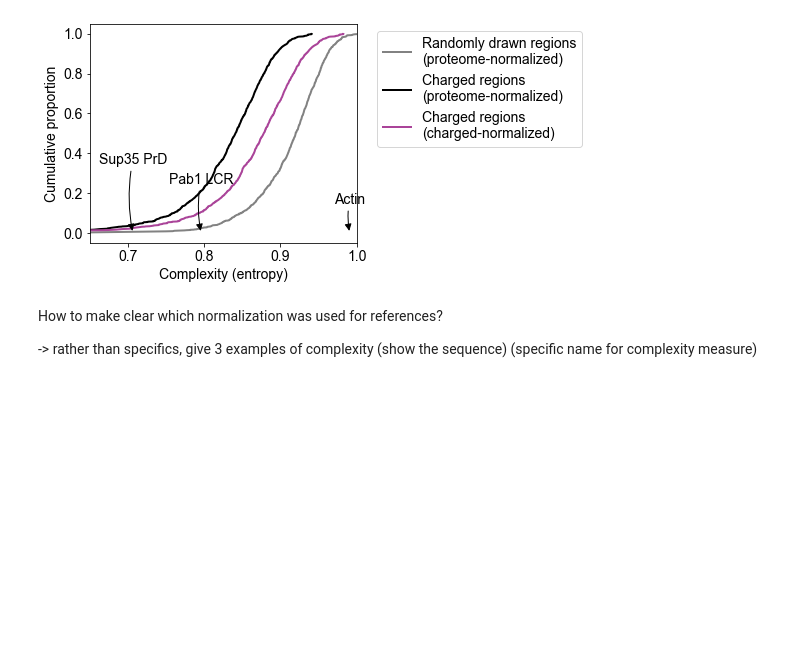
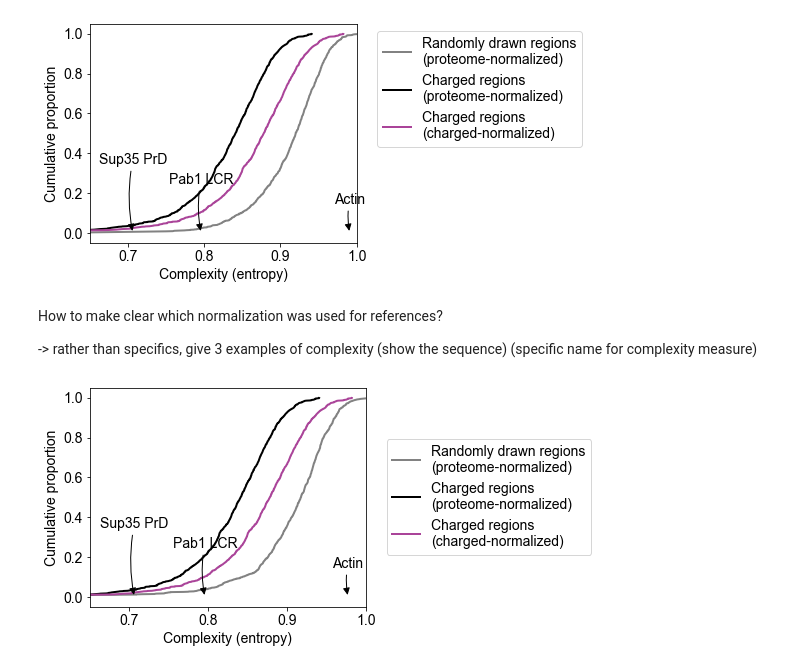
Before and after one commit to rosalindpan/hcrpaper, a Jupyter notebook: figures/Figure1.ipynb, the cells around one changed output. Drawn from its saved outputs; the diff is of its cells as text; code cells hidden in the pictures; blank space fills up the shorter version.

```diff
--- a/figures/Figure1.ipynb
+++ b/figures/Figure1.ipynb
@@ -414,3 +437,38 @@ plt.show()
 How to make clear which normalization was used for references?
 
 -> rather than specifics, give 3 examples of complexity (show the sequence) (specific name for complexity measure)
+# %%
+fig, ax = plt.subplots(figsize=(8,4))
+
+ax.plot(np.sort(rd_complexities), np.linspace(0, 1, len(rd_complexities), endpoint=False),
+        label='Randomly drawn regions\n(proteome-normalized)', linewidth=2, color = cscheme['dis'])
+ax.plot(np.sort(cr_complexities), np.linspace(0, 1, len(cr_complexities), endpoint=False),
+        label="Charged regions\n(proteome-normalized)", linewidth=2, color = 'black')
+ax.plot(np.sort(cr_charge_norm), np.linspace(0, 1, len(cr_charge_norm), endpoint=False),
+        label="Charged regions\n(charged-normalized)", linewidth=2, color = cscheme['cr'])
+ax.annotate('Pab1 LCR',
+            xy=(Pab1_complexity, 0), xycoords='data', size=14, #weight='bold',
+            xytext=(Pab1_complexity, 0.3), textcoords='data',
+            arrowprops=dict(facecolor='black', arrowstyle='-|>', connectionstyle="arc3,rad=0.1"),
+            horizontalalignment='center', verticalalignment='top')
+ax.annotate('Sup35 PrD',
+            xy=(Sup35_prd_complexity, 0), xycoords='data', size=14, #weight='bold',
+            xytext=(Sup35_prd_complexity, 0.4), textcoords='data',
+            arrowprops=dict(facecolor='black', arrowstyle='-|>', connectionstyle="arc3,rad=0.1"),
+            horizontalalignment='center', verticalalignment='top')
+ax.annotate('Actin',
+            xy=(actin_complexity, 0), xycoords='data', size=14, #weight='bold',
+            xytext=(actin_complexity, 0.2), textcoords='data',
+            arrowprops=dict(facecolor='black', arrowstyle='-|>', connectionstyle="arc3,rad=0.1"),
+            horizontalalignment='center', verticalalignment='top')
+plt.legend(bbox_to_anchor=(1.05, 0.8), loc='upper left', fontsize=14)
+plt.xlabel("Complexity (entropy)")
+plt.ylabel("Cumulative proportion")
+plt.xlim((0.65, 1))
+plt.tight_layout()
+#plt.savefig("../ms/figures-ct/misc/sequence-complexity-cdfs.png")
+plt.tight_layout()
+plt.savefig('./plots/Figure3.1D.png', dpi=500)
+plt.show()
+# %% [output]
+[figure, added]
```
Also changed, not shown: parts of 7 cells of this notebook, 35 other files.
